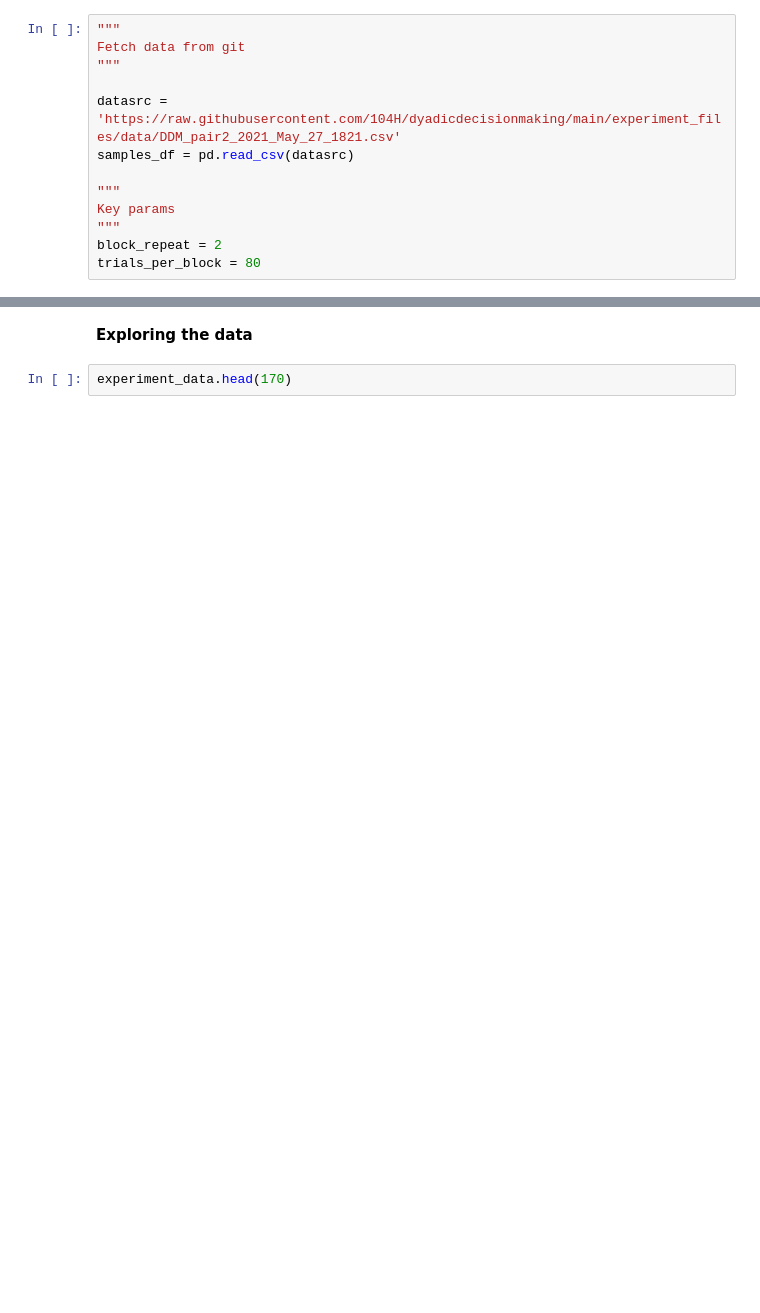
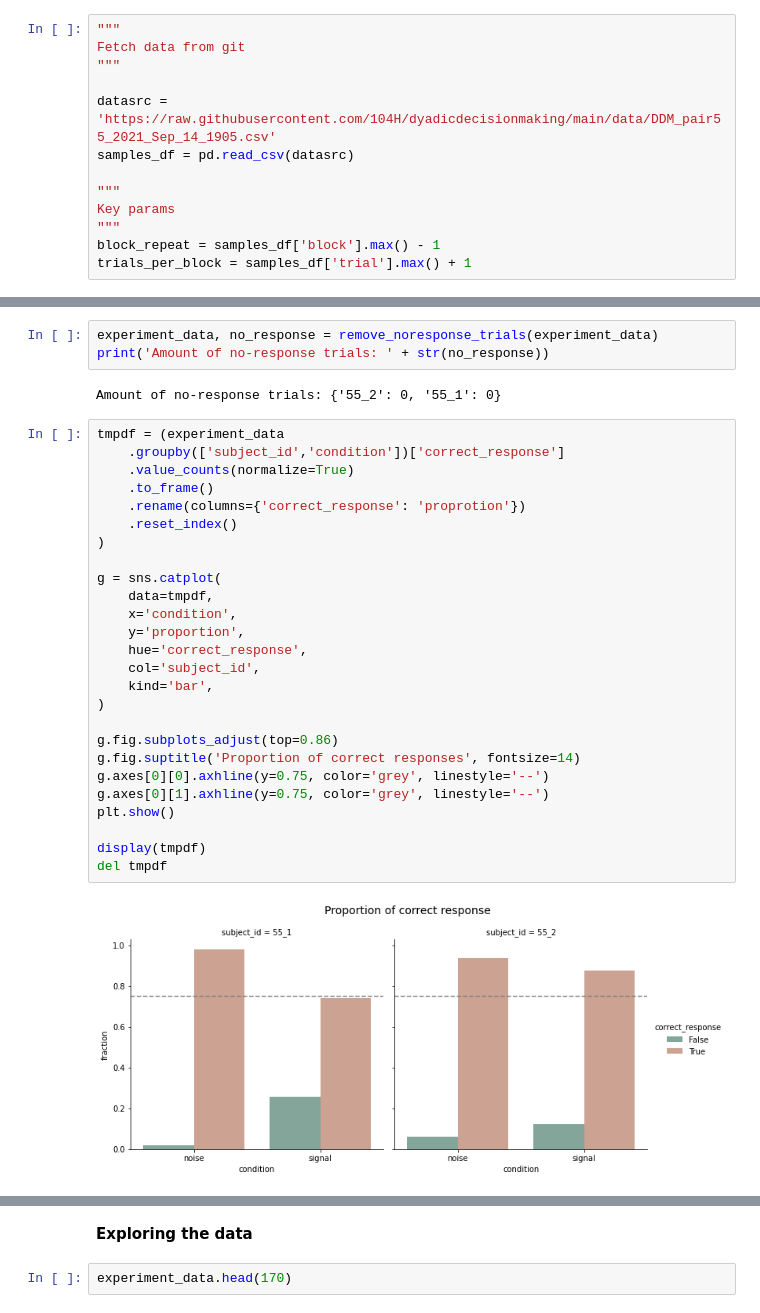
Before and after one commit to 104H/dyadicdecisionmaking, a Jupyter notebook: dataanalysis/preprocessing.ipynb, the cells around one changed output, grey strips where cells are left out. Saved outputs shown, nothing was run; the diff lists cells and outputs as text; blank space fills up the shorter version.

```diff
--- a/dataanalysis/preprocessing.ipynb
+++ b/dataanalysis/preprocessing.ipynb
@@ -13,11 +14,11 @@ sns.set_palette("Set2", desat=0.5)
 Fetch data from git
 """
 
-datasrc = 'https://raw.githubusercontent.com/104H/dyadicdecisionmaking/main/experiment_files/data/DDM_pair2_2021_May_27_1821.csv'
+datasrc = 'https://raw.githubusercontent.com/104H/dyadicdecisionmaking/main/data/DDM_pair55_2021_Sep_14_1905.csv'
 samples_df = pd.read_csv(datasrc)
 
 """
 Key params
 """
-block_repeat = 2
-trials_per_block = 80
+block_repeat = samples_df['block'].max() - 1
+trials_per_block = samples_df['trial'].max() + 1
@@ -203,0 +269,33 @@ print(outlier_dict)
+# %%
+experiment_data, no_response = remove_noresponse_trials(experiment_data)
+print('Amount of no-response trials: ' + str(no_response))
+# %% [output]
+Amount of no-response trials: {'55_2': 0, '55_1': 0}
+# %%
+tmpdf = (experiment_data
+    .groupby(['subject_id','condition'])['correct_response']
+    .value_counts(normalize=True)
+    .to_frame()
+    .rename(columns={'correct_response': 'proprotion'})
+    .reset_index()
+)
+
+g = sns.catplot(
+    data=tmpdf,
+    x='condition',
+    y='proportion',
+    hue='correct_response',
+    col='subject_id',
+    kind='bar',
+)
+
+g.fig.subplots_adjust(top=0.86)
+g.fig.suptitle('Proportion of correct responses', fontsize=14)
+g.axes[0][0].axhline(y=0.75, color='grey', linestyle='--')
+g.axes[0][1].axhline(y=0.75, color='grey', linestyle='--')
+plt.show()
+
+display(tmpdf)
+del tmpdf
+# %% [output]
+[figure, added]
```
Also changed, not shown: parts of 19 cells of this notebook.
